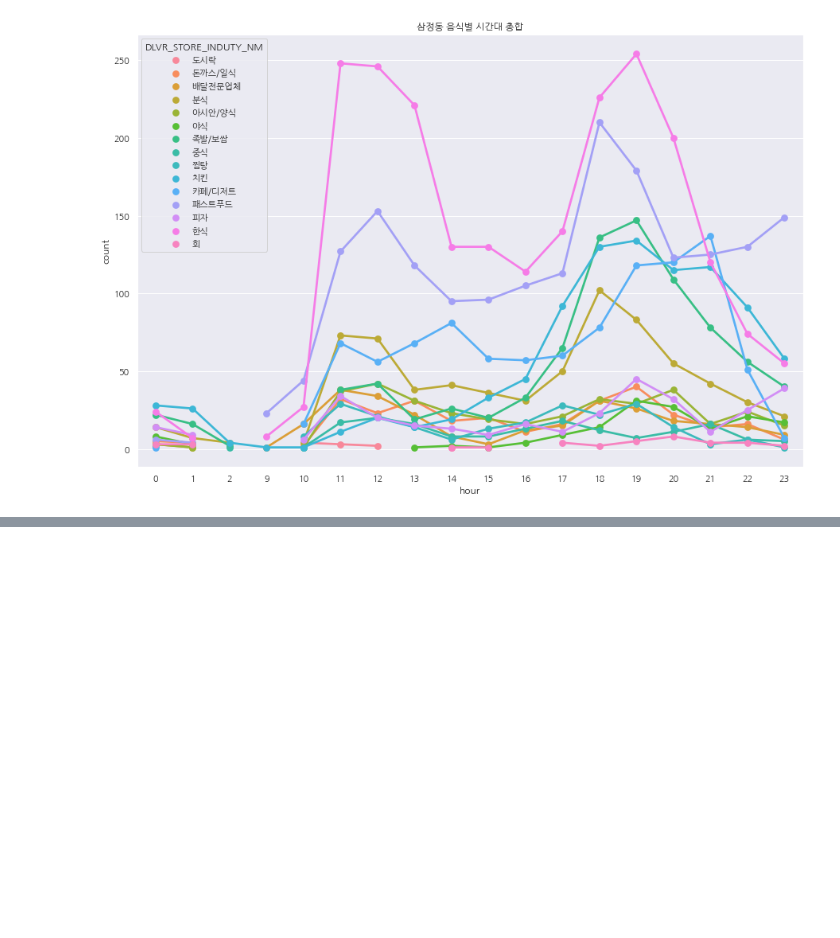
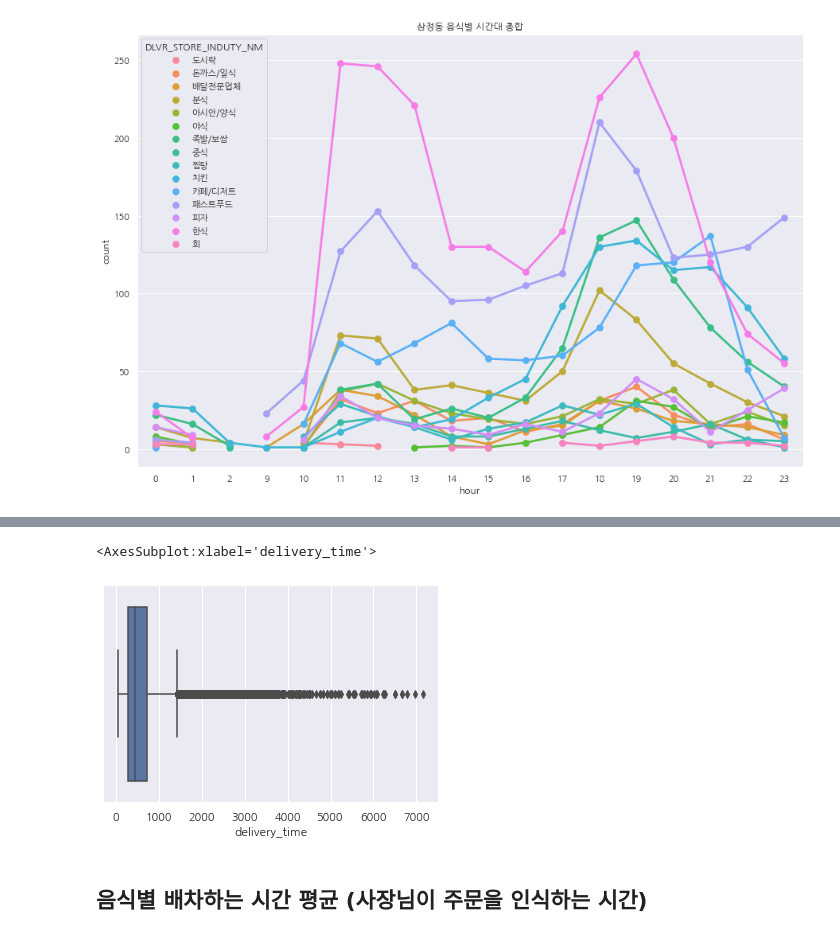
Before and after one commit to bluvory/2021_Data_analysis_contest, a Jupyter notebook: Data_Analysis.ipynb, the cells around one changed output, grey strips where cells are left out. Drawn from its saved outputs; the diff is of its cells as text; code cells hidden in the pictures; blank space fills up the shorter version.

```diff
--- a/Data_Analysis.ipynb
+++ b/Data_Analysis.ipynb
@@ -985,0 +983,9 @@ Text(0.5, 1.0, '삼정동 음식별 시간대 총합')
+# %%
+df = df[(df['delivery_time']>= 60) & (df['delivery_time'] <= 7200)]
+# %%
+sns.boxplot(x=df['delivery_time'])
+# %% [output]
+<AxesSubplot:xlabel='delivery_time'>
+[figure, added]
+# %% [markdown]
+## 음식별 배차하는 시간 평균 (사장님이 주문을 인식하는 시간)
```
Also changed, not shown: parts of 47 cells of this notebook.
